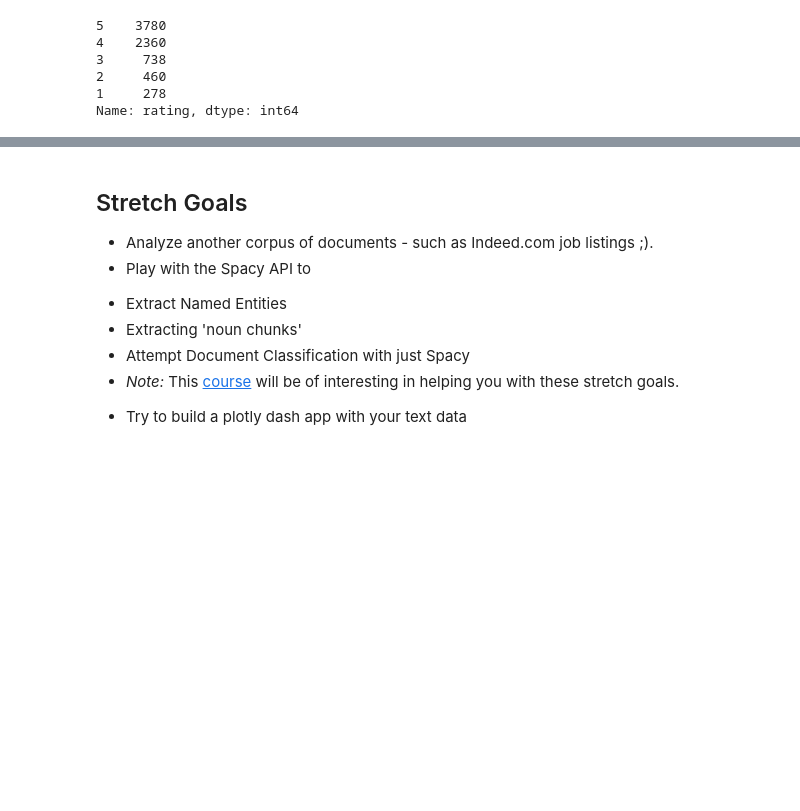
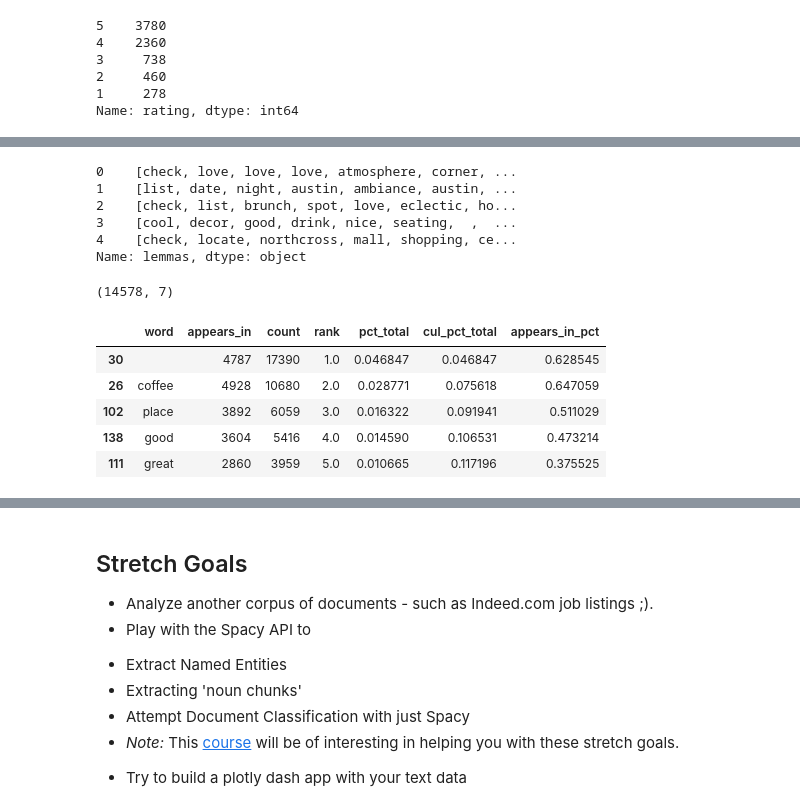
Before and after one commit to mark-morelos/DS-Unit-4-Sprint-1-NLP, a Jupyter notebook: module1-text-data/LS_DS_411_Text_Data_Assignment.ipynb, the cells around one changed output, grey strips where cells are left out. Cells and saved outputs as stored; diff of their text form; code cells hidden in the pictures; blank space fills up the shorter version.

```diff
--- a/module1-text-data/LS_DS_411_Text_Data_Assignment.ipynb
+++ b/module1-text-data/LS_DS_411_Text_Data_Assignment.ipynb
@@ -384,0 +451,22 @@ Name: rating, dtype: int64
+# %%
+shops['lemmas'] = shops['review_text'].progress_apply(get_lemmas)
+shops['lemmas'].head()
+# %% [output]
+0    [check, love, love, love, atmosphere, corner, ...
+1    [list, date, night, austin, ambiance, austin, ...
+2    [check, list, brunch, spot, love, eclectic, ho...
+3    [cool, decor, good, drink, nice, seating,  ,  ...
+4    [check, locate, northcross, mall, shopping, ce...
+Name: lemmas, dtype: object
+# %%
+wc = count(shops['lemmas'])
+print(wc.shape)
+wc.head()
+# %% [output]
+(14578, 7)
+|  | word | appears_in | count | rank | pct_total | cul_pct_total | appears_in_pct |
+| 30 |  | 4787 | 17390 | 1.0 | 0.046847 | 0.046847 | 0.628545 |
+| 26 | coffee | 4928 | 10680 | 2.0 | 0.028771 | 0.075618 | 0.647059 |
+| 102 | place | 3892 | 6059 | 3.0 | 0.016322 | 0.091941 | 0.511029 |
+| 138 | good | 3604 | 5416 | 4.0 | 0.014590 | 0.106531 | 0.473214 |
+| 111 | great | 2860 | 3959 | 5.0 | 0.010665 | 0.117196 | 0.375525 |
```
Also changed, not shown: parts of 6 cells of this notebook, 1 other file.
